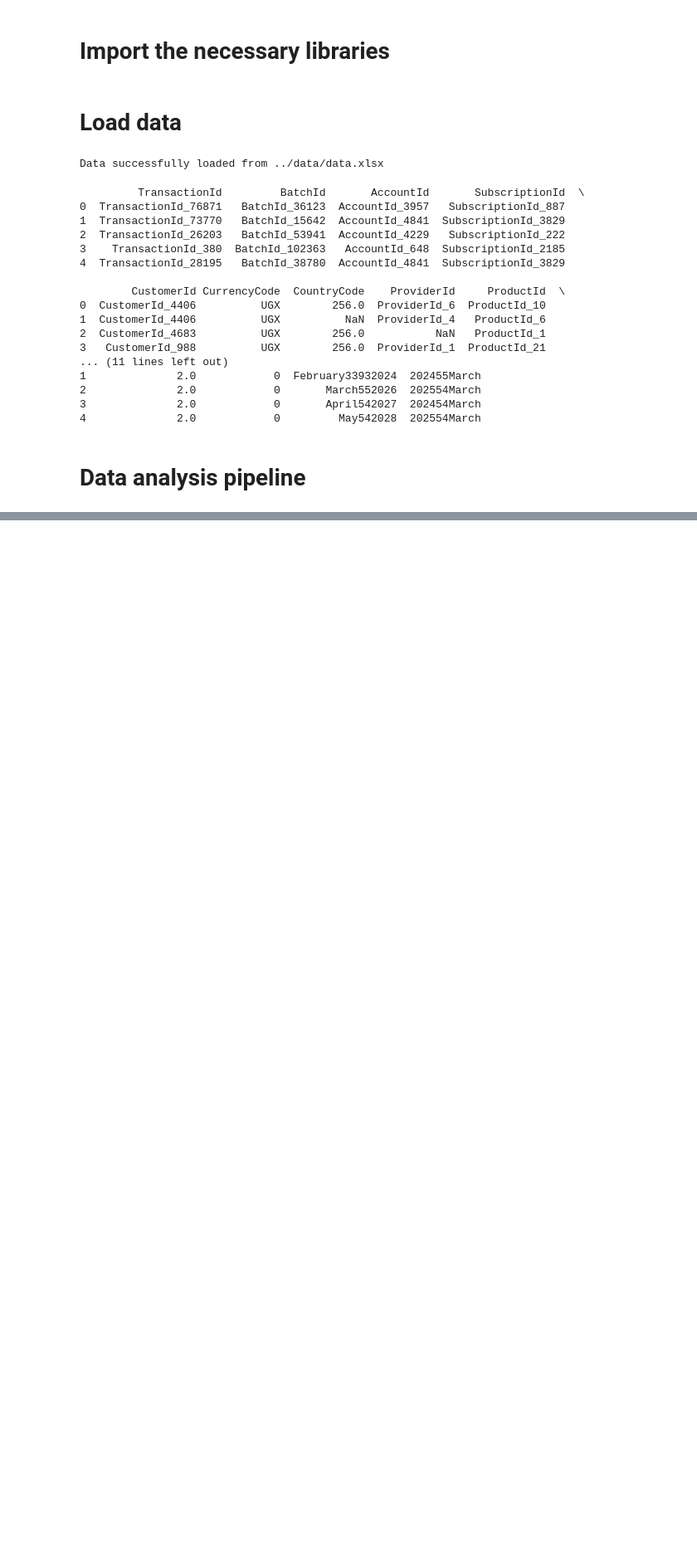
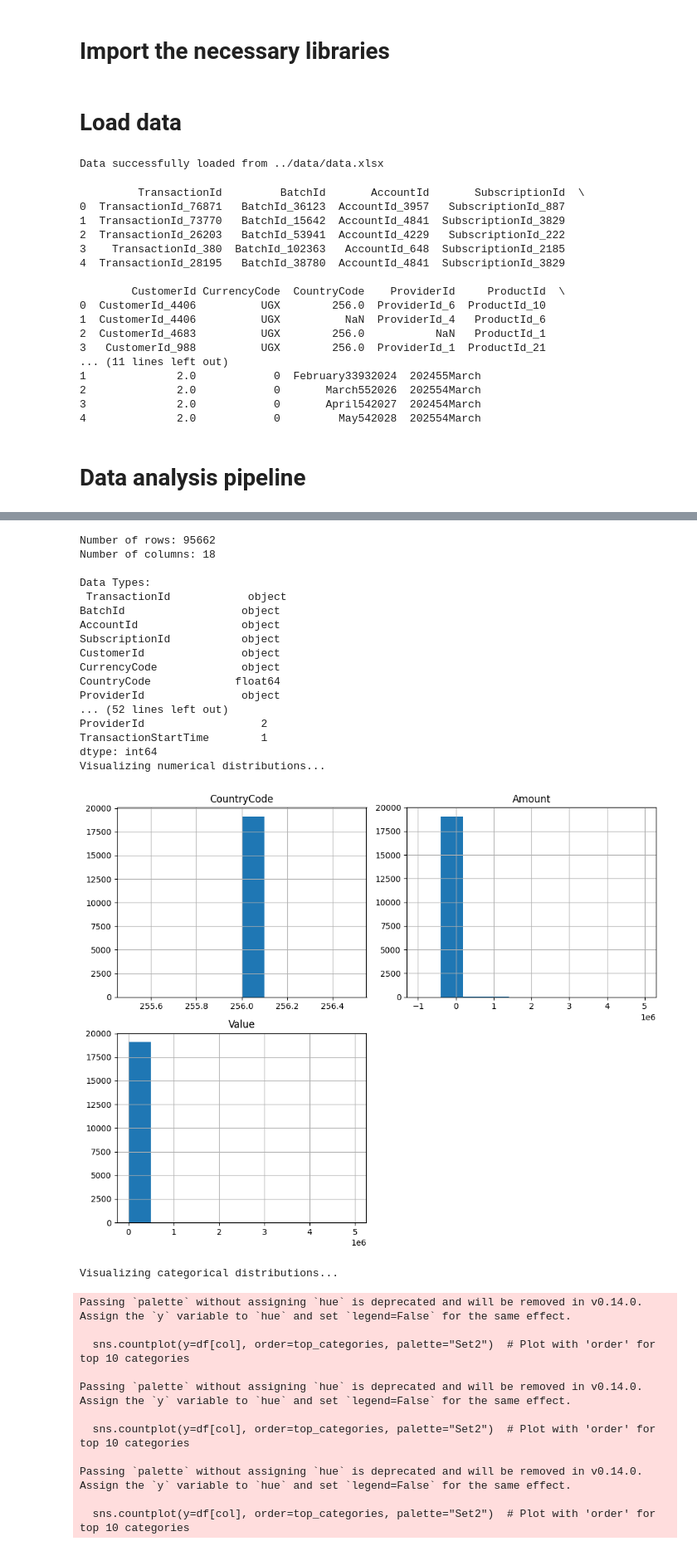
Before and after one commit to wubeabera123/Bati-bank-credit-scoring-model, a Jupyter notebook: notebooks/eda.ipynb, the cells around one changed output, grey strips where cells are left out. Shown: that part at 83% size. Cells and saved outputs as stored; diff of their text form; code cells hidden in the pictures; blank space fills up the shorter version.

Commit message:
Completed data exploration and visualization for Task 2: summary stats, distribution analysis, and correlation.

```diff
--- a/notebooks/eda.ipynb
+++ b/notebooks/eda.ipynb
@@ -47,6 +49,3 @@ print(df.head())
 4              2.0            0         May542028  202554March
 # %% [markdown]
 # Data analysis pipeline
-# %%
-# Run the analysis pipeline
-df = run_data_analysis_pipeline(df)
@@ -89,0 +54,35 @@ KeyboardInterrupt:
+# %%
+run_data_overview(df)  # For overview and summary
+# Call the visualization function without reassigning df
+run_data_visualization(df)
+# %% [output]
+Number of rows: 95662
+Number of columns: 18
+
+Data Types:
+ TransactionId            object
+BatchId                  object
+AccountId                object
+SubscriptionId           object
+CustomerId               object
+CurrencyCode             object
+CountryCode             float64
+ProviderId               object
+... (52 lines left out)
+ProviderId                  2
+TransactionStartTime        1
+dtype: int64
+Visualizing numerical distributions...
+[figure, added]
+Visualizing categorical distributions...
+Passing `palette` without assigning `hue` is deprecated and will be removed in v0.14.0. Assign the `y` variable to `hue` and set `legend=False` for the same effect.
+
+  sns.countplot(y=df[col], order=top_categories, palette="Set2")  # Plot with 'order' for top 10 categories
+
+Passing `palette` without assigning `hue` is deprecated and will be removed in v0.14.0. Assign the `y` variable to `hue` and set `legend=False` for the same effect.
+
+  sns.countplot(y=df[col], order=top_categories, palette="Set2")  # Plot with 'order' for top 10 categories
+
+Passing `palette` without assigning `hue` is deprecated and will be removed in v0.14.0. Assign the `y` variable to `hue` and set `legend=False` for the same effect.
+
+  sns.countplot(y=df[col], order=top_categories, palette="Set2")  # Plot with 'order' for top 10 categories
```
Also changed, not shown: parts of 6 cells of this notebook, 4 other files.
